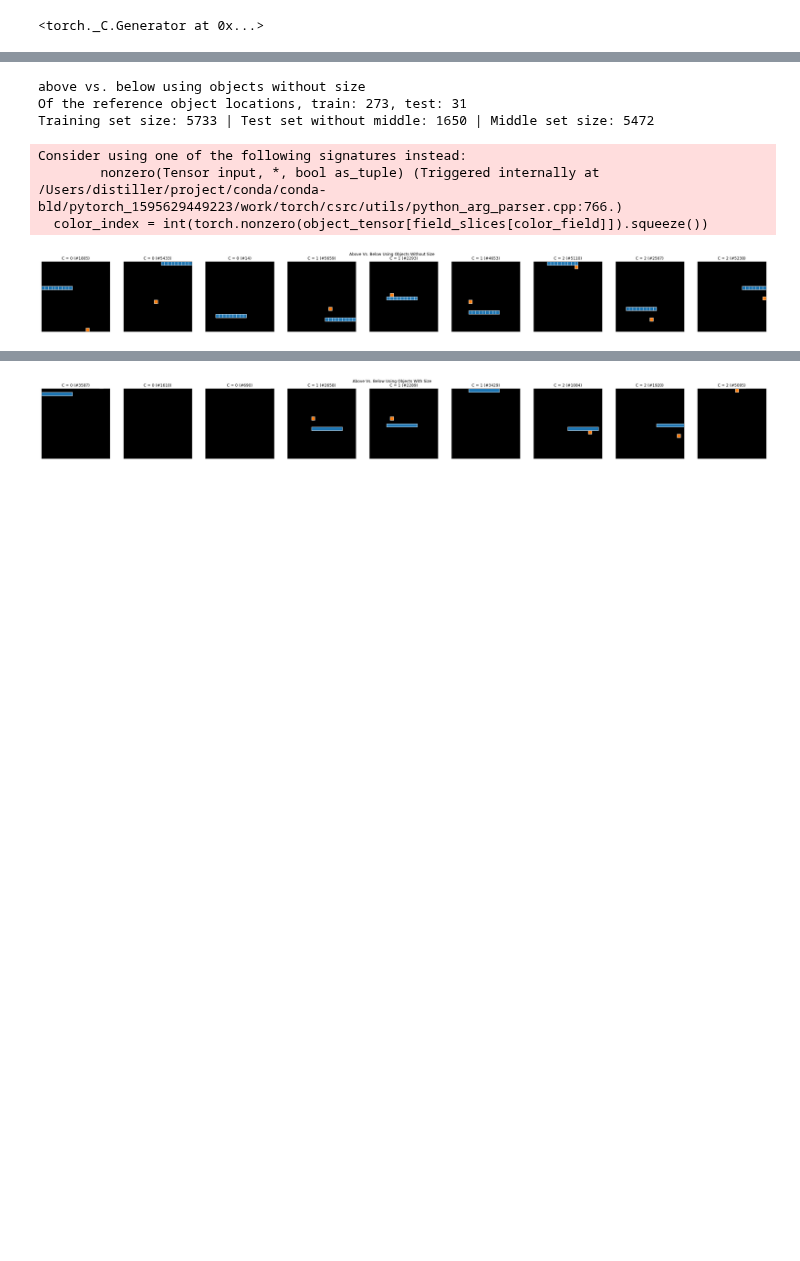
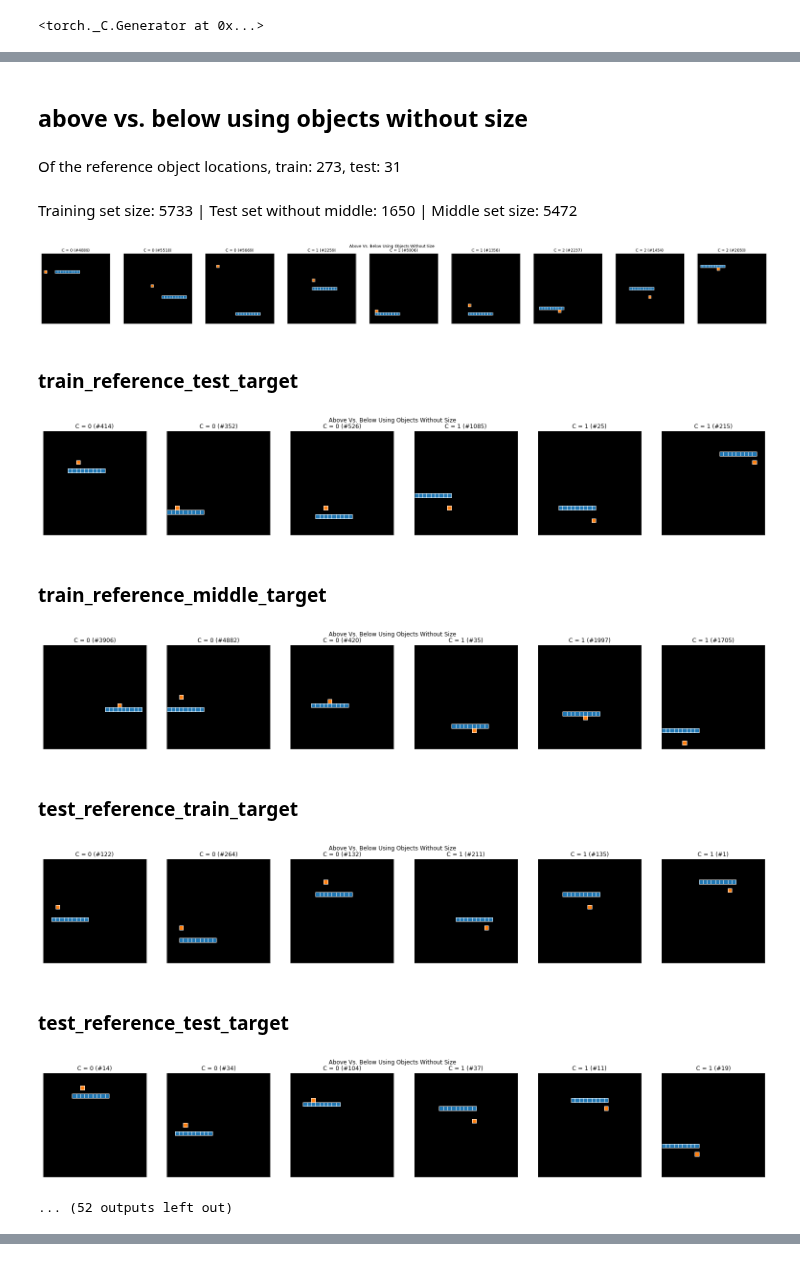
Before and after one commit to guydav/simple-relational-reasoning, a Jupyter notebook: notebooks/QuinnObjectVisualizations.ipynb, the cells around one changed output, grey strips where cells are left out. Cells and saved outputs as stored; diff of their text form; code cells hidden in the pictures; blank space fills up the shorter version.

```diff
--- a/notebooks/QuinnObjectVisualizations.ipynb
+++ b/notebooks/QuinnObjectVisualizations.ipynb
@@ -174,15 +182,15 @@ def visualize_objects(objects, object_generator, ax=None, x_field='x',
 # %%
 QUINN_FIELD_CONFIG_WITH_SIZE = (
-    object_gen.FieldConfig('x', 'int_position', dict(max_coord=20)),
-    object_gen.FieldConfig('y', 'int_position', dict(max_coord=20)),
+    object_gen.FieldConfig('x', 'int_position', dict(max_coord=25)),
+    object_gen.FieldConfig('y', 'int_position', dict(max_coord=25)),
     object_gen.FieldConfig('x_len', 'int_position', dict(min_coord=1, max_coord=10)),
     object_gen.FieldConfig('color', 'one_hot', dict(n_types=2)),
 )
 QUINN_FAUX_GENERATOR_WITH_SIZE = ObjectGenerator(1, QUINN_FIELD_CONFIG_WITH_SIZE, BetweenRelation)
 
 QUINN_FIELD_CONFIG_WITHOUT_SIZE = (
-    object_gen.FieldConfig('x', 'int_position', dict(max_coord=20)),
-    object_gen.FieldConfig('y', 'int_position', dict(max_coord=20)),
+    object_gen.FieldConfig('x', 'int_position', dict(max_coord=25)),
+    object_gen.FieldConfig('y', 'int_position', dict(max_coord=25)),
     object_gen.FieldConfig('color', 'one_hot', dict(n_types=2)),
 )
 
@@ -210,54 +218,77 @@ NAMES = {
     BetweenReferenceInductiveBias: 'above vs. below vs. between',
     ObjectGeneratorWithoutSize: 'objects without size',
     ObjectGeneratorWithSize: 'objects with size'
 }
 
 DATASETS = {}
 
 
+def plot_single_dataset(dataset, indices, faux_generators=FAUX_GENERATORS):
+    label_arr = np.array(dataset.labels)
+    unique_labels, unique_counts = np.unique(label_arr, return_counts=True)
+
+    n_labels = len(unique_labels)
+    n_panels = n_labels * EXAMPLES_PER_CLASS
+    plt.figure(figsize=(4.5 * n_panels, 4))
+    plt.suptitle(title.title())
+
+    for l_i, label in enumerate(unique_labels):
+        if label not in indices:
+            indices[label] = np.random.permutation(np.argwhere(label_arr == label))[:EXAMPLES_PER_CLASS].squeeze()
+
+        for ex_i, ex in enumerate(indices[label]):
+            ax = plt.subplot(1, n_panels, 1 + (l_i * EXAMPLES_PER_CLASS) + ex_i)
+            ax.set_title(f'C = {label_arr[ex]} (#{ex})')
+            visualize_objects(dataset[ex][0], FAUX_GENERATORS[generator_class], ax=ax)
+
+    plt.show()
+
+
 for dataset_class in (AboveBelowReferenceInductiveBias, BetweenReferenceInductiveBias):
     for generator_class in (ObjectGeneratorWithoutSize, ObjectGeneratorWithSize):
         title = f'{NAMES[dataset_class]} using {NAMES[generator_class]}'
-        print(title)
+        display(Markdown(f'## {title}'))
         gen = generator_class(SEED, REFERENCE_OBJECT_SIZE, TARGET_OBJECT_SIZE)
         dataset = dataset_class(gen, X_MAX, Y_MAX, SEED, prop_train_reference_object_locations=PROP_TRAIN_REF_LOCATIONS,
                                n_train_target_object_locations=N_TRAIN_TARGET_OBJECT_LOCATIONS)
 
         DATASETS[(dataset_class, generator_class)] = dataset
 
         train = dataset.get_training_dataset()
-        label_arr = np.array(train.labels)
-        unique_labels, unique_counts = np.unique(label_arr, return_counts=True)
+#         label_arr = np.array(train.labels)
+#         unique_labels, unique_counts = np.unique(label_arr, return_counts=True)
 #         print(len(train), unique_labels, unique_counts)
 
         test_datasets = dataset.get_test_datasets()
 #         print([(key, len(test_datasets[key])) for key in test_datasets])
 
         test_without_middle_size = sum([len(test_datasets[key]) for key in test_datasets if 'middle' not in key])
         test_middle_size = sum([len(test_datasets[key]) for key in test_datasets if 'middle' in key])
 
-        print(f'Of the reference object locations, train: {len(dataset.train_reference_object_locations)}, test: {len(dataset.test_reference_object_locations)} ')
+        display(Markdown(f'Of the reference object locations, train: {len(dataset.train_reference_object_locations)}, test: {len(dataset.test_reference_object_locations)} '))
 
-        print(f'Training set size: {len(train)} | Test set without middle: {test_without_middle_size} | Middle set size: {test_middle_size}')
+        display(Markdown(f'Training set size: {len(train)} | Test set without middle: {test_without_middle_size} | Middle set size: {test_middle_size}'))
+        train_indices = {}
+        plot_single_dataset(train, train_indices)
 
-        n_labels = len(unique_labels)
-        n_panels = n_labels * EXAMPLES_PER_CLASS
-        plt.figure(figsize=(4.5 * n_panels, 4))
-        plt.suptitle(title.title())
+        for test_set_name, test_set in test_datasets.items():
+            display(Markdown(f'### {test_set_name}'))
+            test_indices = {}
+            plot_single_dataset(test_set, test_indices)
 
-        for l_i, label in enumerate(unique_labels):
-            indices = np.random.permutation(np.argwhere(label_arr == label))[:EXAMPLES_PER_CLASS].squeeze()
-            for ex_i, ex in enumerate(indices):
-                ax = plt.subplot(1, n_panels, 1 + (l_i * EXAMPLES_PER_CLASS) + ex_i)
-                ax.set_title(f'C = {label} (#{ex})')
-                visualize_objects(train[ex][0], FAUX_GENERATORS[generator_class], ax=ax)
-
-        plt.show()
+        display(Markdown('-----'))
+        display(Markdown('-----'))
 # %% [output]
+## above vs. below using objects without size
+Of the reference object locations, train: 273, test: 31
+Training set size: 5733 | Test set without middle: 1650 | Middle set size: 5472
+[figure, new version]
+### train_reference_test_target
+[figure, new version]
+### train_reference_middle_target
+[figure, new version]
+### test_reference_train_target
+[figure, new version]
+### test_reference_test_target
+[figure, added]
-above vs. below using objects without size
-Of the reference object locations, train: 273, test: 31
-Training set size: 5733 | Test set without middle: 1650 | Middle set size: 5472
+... (52 outputs left out)
-Consider using one of the following signatures instead:
-        nonzero(Tensor input, *, bool as_tuple) (Triggered internally at  /Users/distiller/project/conda/conda-bld/pytorch_1595629449223/work/torch/csrc/utils/python_arg_parser.cpp:766.)
-  color_index = int(torch.nonzero(object_tensor[field_slices[color_field]]).squeeze())
-[figure, old version]
@@ -267 +294,0 @@ Training set size: 5733 | Test set without middle: 1650 | Middle set size: 5472
-[figure, old version]
```
Also changed, not shown: parts of 43 cells of this notebook, 2 other files.
